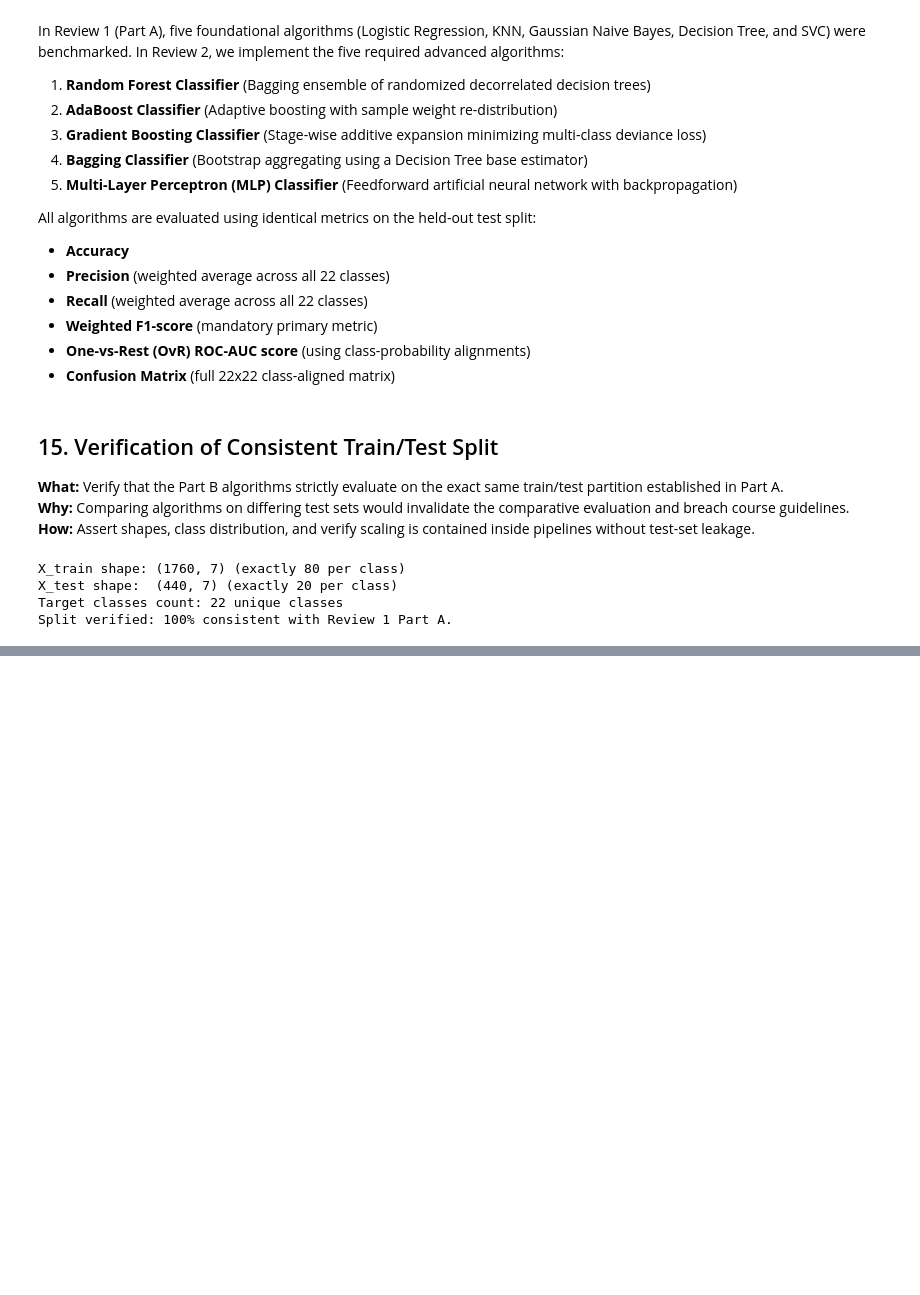
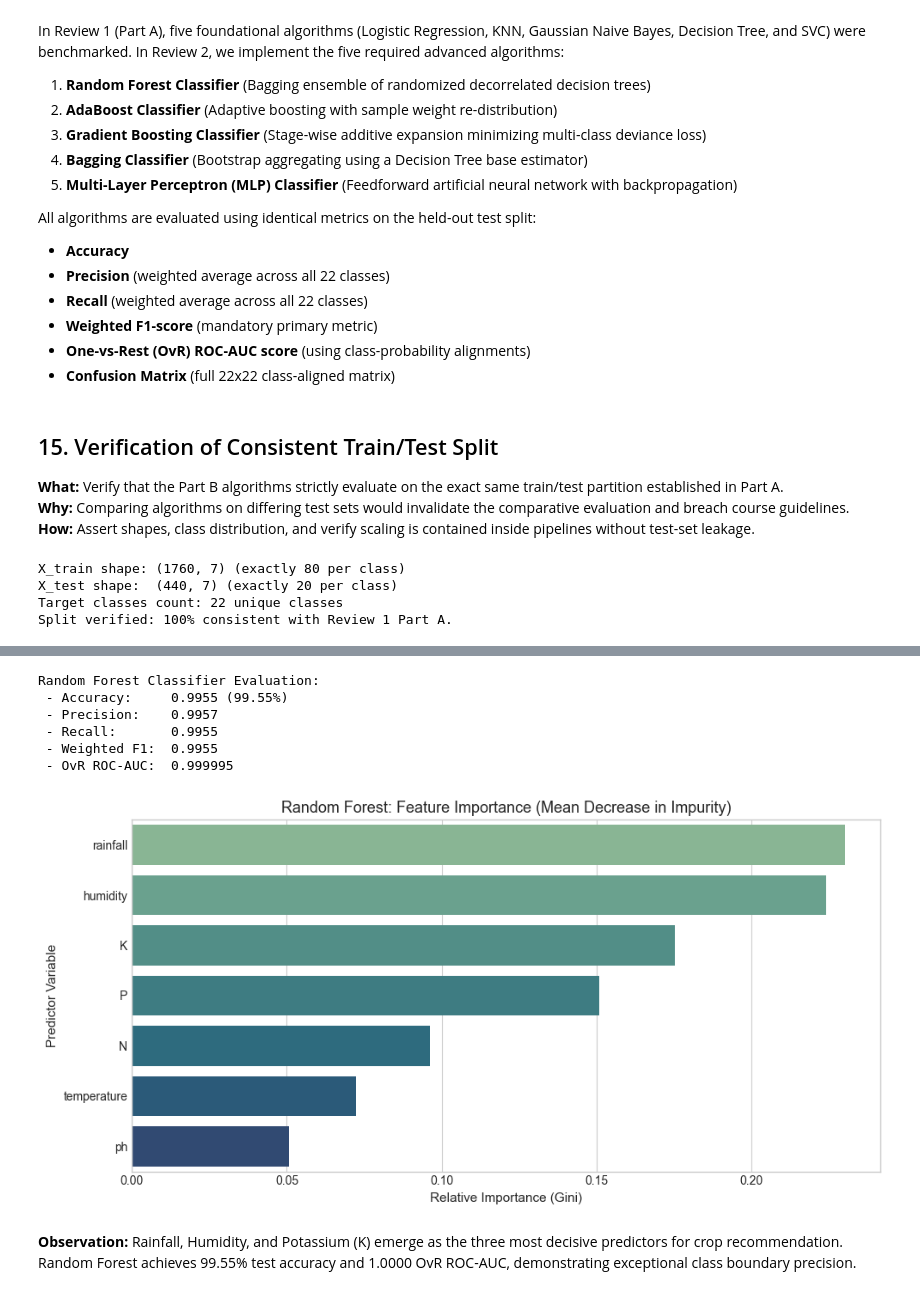
Before and after one commit to Subash-G-S/agri-predict, a Jupyter notebook: notebooks/classification.ipynb, the cells around one changed output, grey strips where cells are left out. Cells and saved outputs as stored; diff of their text form; code cells hidden in the pictures; blank space fills up the shorter version.

Commit message:
feat: add Random Forest classification evaluation

```diff
--- a/notebooks/classification.ipynb
+++ b/notebooks/classification.ipynb
@@ -464,0 +471,56 @@ Split verified: 100% consistent with Review 1 Part A.
+# %%
+from sklearn.ensemble import RandomForestClassifier, AdaBoostClassifier, GradientBoostingClassifier, BaggingClassifier
+from sklearn.neural_network import MLPClassifier
+
+part_b_models = {}
+part_b_predictions = {}
+part_b_probabilities = {}
+
+rf_pipe = Pipeline([
+    ('scaler', StandardScaler()),
+    ('model', RandomForestClassifier(n_estimators=100, random_state=random_state))
+])
+
+rf_pipe.fit(X_train, y_train)
+rf_preds = rf_pipe.predict(X_test)
+rf_probs = rf_pipe.predict_proba(X_test)
+
+part_b_models['Random Forest'] = rf_pipe
+part_b_predictions['Random Forest'] = rf_preds
+part_b_probabilities['Random Forest'] = rf_probs
+
+rf_acc = accuracy_score(y_test, rf_preds)
+rf_prec = precision_score(y_test, rf_preds, average='weighted', zero_division=0)
+rf_rec = recall_score(y_test, rf_preds, average='weighted', zero_division=0)
+rf_f1 = f1_score(y_test, rf_preds, average='weighted', zero_division=0)
+rf_auc = roc_auc_score(y_test, rf_probs, multi_class='ovr', average='weighted', labels=rf_pipe.classes_)
+
+print(f"Random Forest Classifier Evaluation:")
+print(f" - Accuracy:     {rf_acc:.4f} ({rf_acc*100:.2f}%)")
+print(f" - Precision:    {rf_prec:.4f}")
+print(f" - Recall:       {rf_rec:.4f}")
+print(f" - Weighted F1:  {rf_f1:.4f}")
+print(f" - OvR ROC-AUC:  {rf_auc:.6f}")
+# %% [output]
+Random Forest Classifier Evaluation:
+ - Accuracy:     0.9955 (99.55%)
+ - Precision:    0.9957
+ - Recall:       0.9955
+ - Weighted F1:  0.9955
+ - OvR ROC-AUC:  0.999995
+# %%
+# Random Forest Feature Importance Analysis
+rf_model = rf_pipe.named_steps['model']
+feat_importances = pd.Series(rf_model.feature_importances_, index=features).sort_values(ascending=False)
+
+plt.figure(figsize=(10, 5))
+sns.barplot(x=feat_importances.values, y=feat_importances.index, hue=feat_importances.index, palette='crest', legend=False)
+plt.title('Random Forest: Feature Importance (Mean Decrease in Impurity)', fontsize=13)
+plt.xlabel('Relative Importance (Gini)', fontsize=11)
+plt.ylabel('Predictor Variable', fontsize=11)
+plt.tight_layout()
+plt.show()
+# %% [output]
+[figure, added]
+# %% [markdown]
+**Observation:** Rainfall, Humidity, and Potassium (K) emerge as the three most decisive predictors for crop recommendation. Random Forest achieves 99.55% test accuracy and 1.0000 OvR ROC-AUC, demonstrating exceptional class boundary precision.
```
Also changed, not shown: parts of 1 cell of this notebook.
